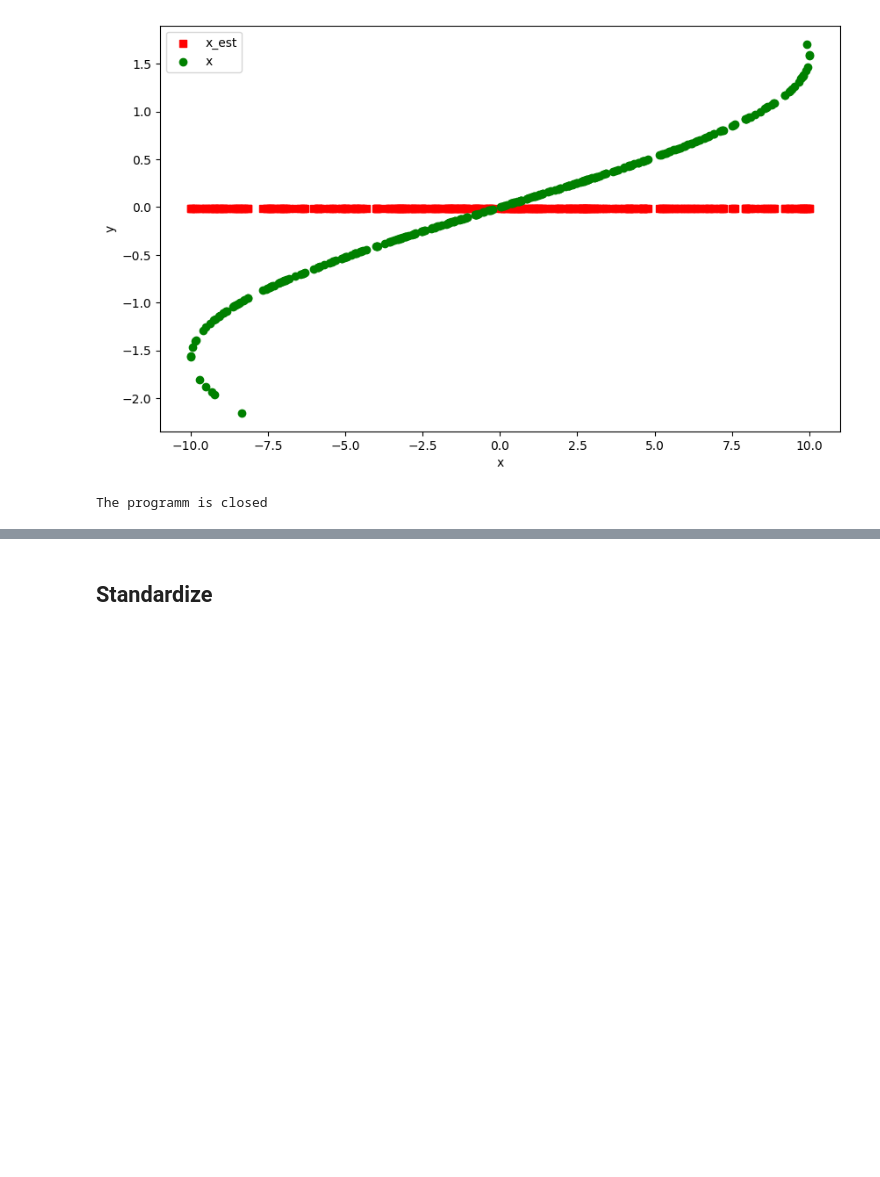
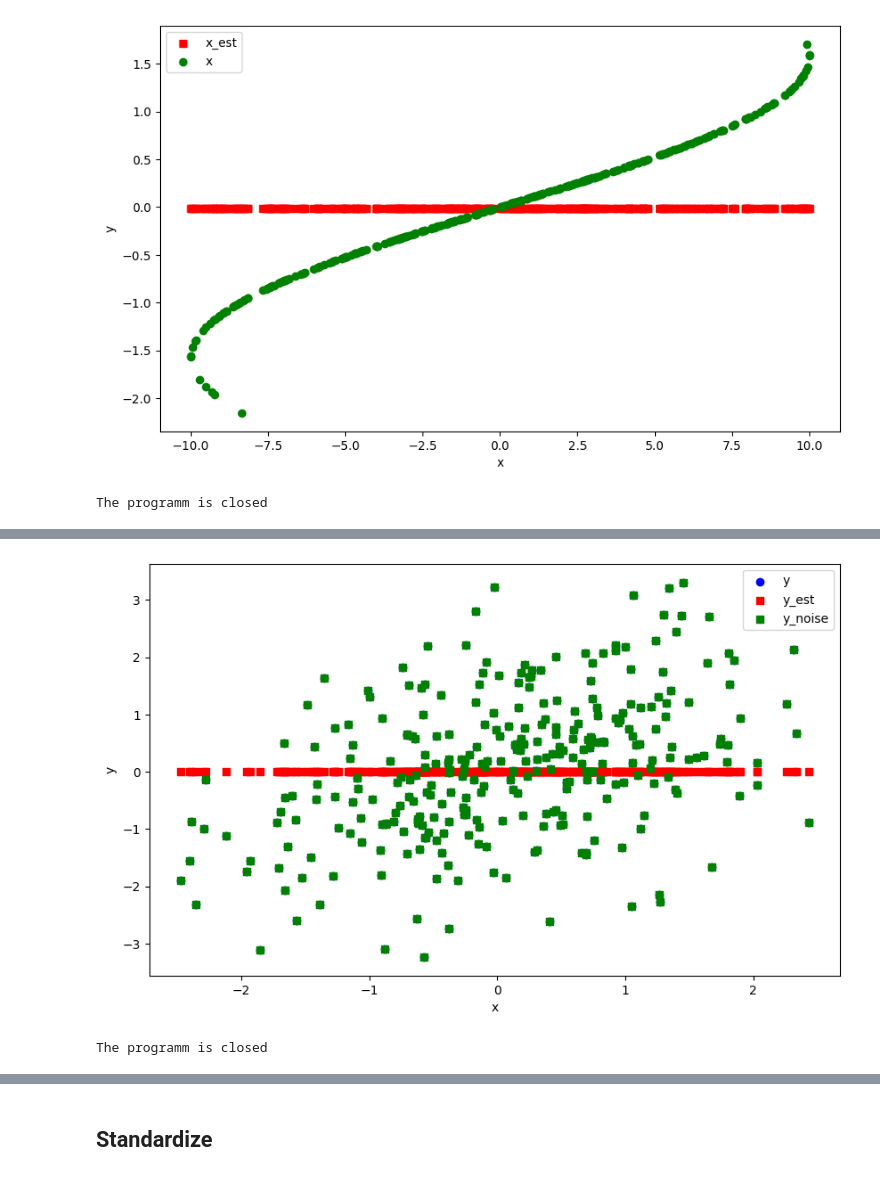
Before and after one commit to yurou-liang/ADMG_RKHS, a Jupyter notebook: ADMG/Toy_Example.ipynb, the cells around one changed output, grey strips where cells are left out. Cells and saved outputs as stored; diff of their text form; code cells hidden in the pictures; blank space fills up the shorter version.

```diff
--- a/ADMG/Toy_Example.ipynb
+++ b/ADMG/Toy_Example.ipynb
@@ -225,0 +286,11 @@ The programm is closed
+# %%
+eq_model2 = admg_rkhs2.Sigma_RKHSDagma(X_true, gamma = 1)
+model2 = admg_rkhs2.Sigma_discovery(x=X_true, model=eq_model2, admg_class = "ancestral", verbose=True)
+# eq_model2.alpha = alpha
+# eq_model2.beta = beta
+final_W1, Sigma, x_est = model2.fit(lambda1=1e-3, tau=1e-2, T = 3)
+print("final_W1: ", final_W1)
+y_hat = x_est[:, 1].detach().numpy()
+empirical_covariance = np.cov(epsilon, rowvar=False)
+print("Empirical Covariance Matrix:", empirical_covariance)
+print("estimated Sigma: ", Sigma)
@@ -225,0 +442,13 @@ The programm is closed
+# %%
+plt.figure(figsize=(10, 6))  # Optional: specifies the figure size
+plt.scatter(X.detach().numpy()[:, 0], X.detach().numpy()[:, 1], label='y', color='blue', marker='o')  # Plot x vs. y1
+plt.scatter(X.detach().numpy()[:, 0], x_est.detach().numpy()[:, 1], label='y_est', color='red', marker='s')
+plt.scatter(X.detach().numpy()[:, 0], X_true.detach().numpy()[:, 1], label='y_noise', color='green', marker='s')
+plt.xlabel('x')
+plt.ylabel('y')
+plt.legend()
+plt.show()
+print("The programm is closed")
+# %% [output]
+[figure, added]
+The programm is closed
```
Also changed, not shown: parts of 17 cells of this notebook, 1 other file.
